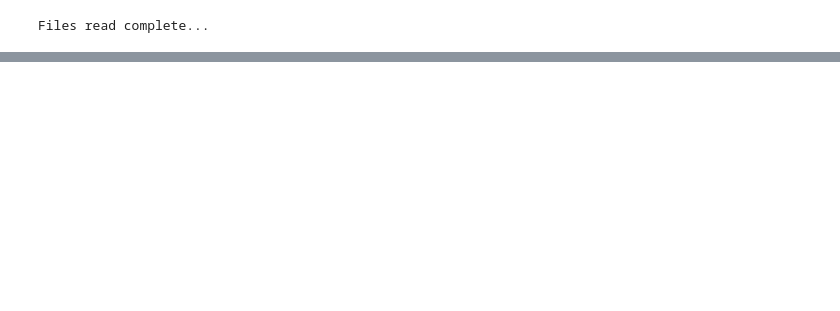
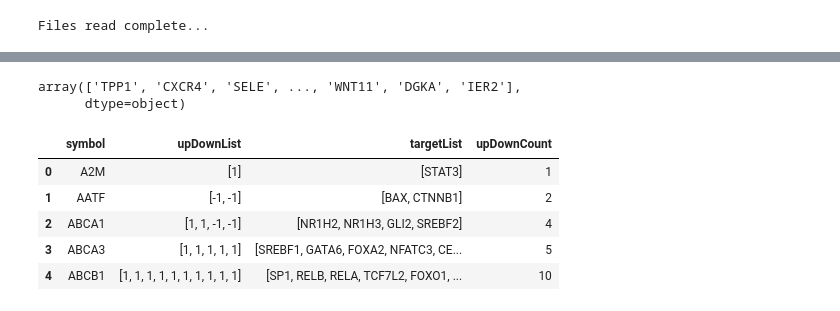
Before and after one commit to PathwayAndDataAnalysis/TF-Analysis, a Jupyter notebook: main/another_approach/notebook.ipynb, the cells around one changed output, grey strips where cells are left out. Drawn from its saved outputs; the diff is of its cells as text; code cells hidden in the pictures; blank space fills up the shorter version.

```diff
--- a/main/another_approach/notebook.ipynb
+++ b/main/another_approach/notebook.ipynb
@@ -28,3 +27,9 @@ cpo_df.head()
 | 2 | KLF5 | CXCR4 | 1 |
 | 3 | ATF3 | SELE | -1 |
 | 4 | MYC | EIF4G1 | 1 |
+# %%
+# There may be some targetSymbols in cpo_df which are not present in sde_df
+# Now remove those rows from cpo_df
+cpo_df = cpo_df[cpo_df['targetSymbol'].isin(sde_df.columns)]
+cpo_df.reset_index(drop=True, inplace=True)
+cpo_df.head()
@@ -30,0 +43,19 @@ cpo_df.head()
+# %%
+cpo_df['targetSymbol'].unique()
+# %% [output]
+array(['TPP1', 'CXCR4', 'SELE', ..., 'WNT11', 'DGKA', 'IER2'],
+      dtype=object)
+# %%
+cpo_grouped_df = cpo_df.groupby('symbol')['isUp'].apply(list).reset_index(name='upDownList')
+cpo_grouped_df['targetList'] = cpo_df.groupby('symbol')['targetSymbol'].apply(list).reset_index(name='targetList')[
+    'targetList']
+cpo_grouped_df['upDownCount'] = cpo_grouped_df['upDownList'].apply(lambda x: len(x))
+max_target = np.max(cpo_grouped_df['upDownCount'])
+cpo_grouped_df.head()
+# %% [output]
+|  | symbol | upDownList | targetList | upDownCount |
+| 0 | A2M | [1] | [STAT3] | 1 |
+| 1 | AATF | [-1, -1] | [BAX, CTNNB1] | 2 |
+| 2 | ABCA1 | [1, 1, -1, -1] | [NR1H2, NR1H3, GLI2, SREBF2] | 4 |
+| 3 | ABCA3 | [1, 1, 1, 1, 1] | [SREBF1, GATA6, FOXA2, NFATC3, CE... | 5 |
+| 4 | ABCB1 | [1, 1, 1, 1, 1, 1, 1, 1, 1, 1] | [SP1, RELB, RELA, TCF7L2, FOXO1, ... | 10 |
```
Also changed, not shown: parts of 12 cells of this notebook, 1 other file.
